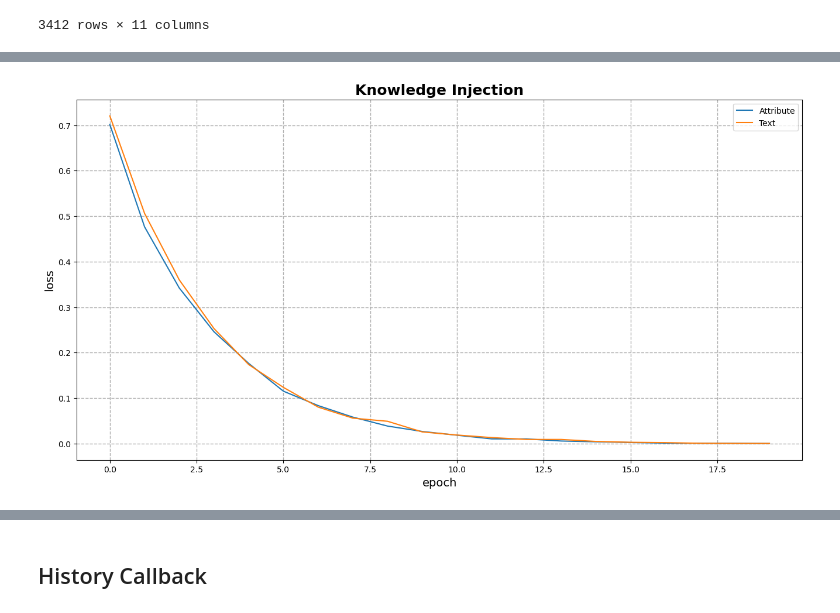
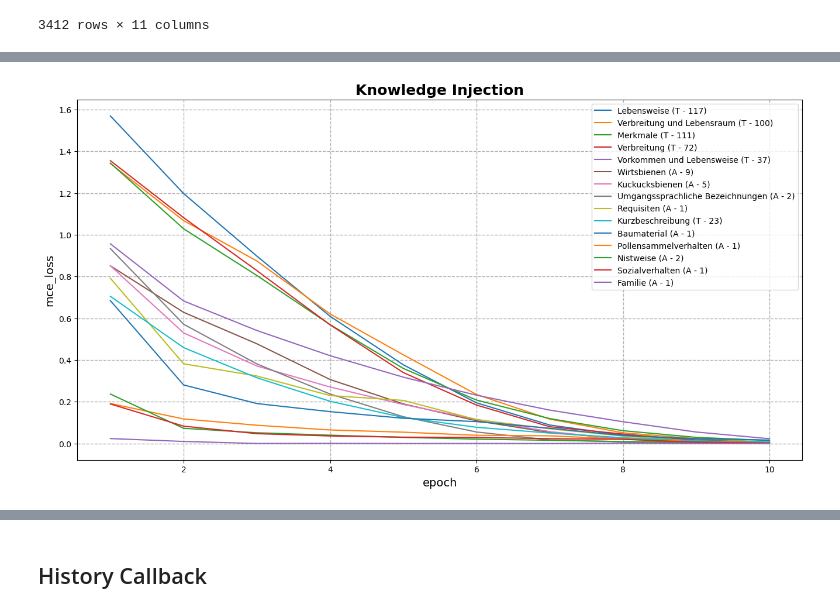
Before and after one commit to fee1ix/beesup_injection_lab, a Jupyter notebook: injection_notebook.ipynb, the cells around one changed output, grey strips where cells are left out. Drawn from its saved outputs; the diff is of its cells as text; code cells hidden in the pictures.

```diff
--- a/injection_notebook.ipynb
+++ b/injection_notebook.ipynb
@@ -2905,11 +3003,11 @@ reimport()
 # %%
 path="/home/fboehning/fboehning/injection_lab/FinetuningExperiment/InjectionExperiment/"
 
-path=path[:-41]+'injection_experiments/0014_injection_experiment/7-5971_mce_callback_df.pkl'
+#path=path[:-41]+'injection_experiments/0014_injection_experiment/7-5971_mce_callback_df.pkl'
 
 #path+="0001_InjectionExperiment/1-427_mce_callback_df.pkl"
 #path+="0001_InjectionExperiment/1-427_mce_callback_df.pkl"
-#path+="0005_InjectionExperiment/2-2_mce_callback_df.pkl"
+path+="0005_InjectionExperiment/2-854_mce_callback_df.pkl"
 callback_df=pd.read_pickle(path)
 callback_df
 # %% [output]
@@ -3114,0 +3102,6 @@ grouped_df.sort_values(by='count', ascending=False).p.to_list()[:10]
+# %%
+mce_df=mce_df.merge(chunks_df[['s','p','attr_type','n_words']], left_on='sample_id', right_index=True, how='left')
+
+if not mce_df[mce_df.s.isna()].empty: raise ValueError("Missing samples found!")
+
+mce_df
@@ -3114,0 +3168,12 @@ grouped_df.sort_values(by='count', ascending=False).p.to_list()[:10]
+# %%
+predicates_df=predicates_df.groupby(['id','p']).agg(
+    {
+        'epoch':list,
+        'loss':list,
+        'count': 'mean',
+        'attr_type':'first',
+        'n_words':'mean'
+     }
+    ).reset_index()
+predicates_df.sort_values(by=['id','count'],ascending=[True,False], inplace=True)
+predicates_df
@@ -3114,0 +3208,13 @@ grouped_df.sort_values(by='count', ascending=False).p.to_list()[:10]
+# %%
+plot_df=predicates_df[
+    (predicates_df.p.isin(predicates_count_df.iloc[:15].p.to_list()))
+].copy()
+
+def get_label(row):
+    return f"{row.p} ({row.attr_type[:1]} - {row.n_words:.0f})"
+
+plot_df['label']=plot_df.apply(get_label, axis=1)
+
+plot_df['mean_loss']=plot_df['loss'].apply(lambda x: np.mean(x))
+plot_df.sort_values(by='mean_loss', ascending=False, inplace=True)
+plot_df
@@ -3115,26 +3238,26 @@ grouped_df.sort_values(by='count', ascending=False).p.to_list()[:10]
 # %%
 TITLE_FONTSIZE=18
 AX_FONTSIZE=14
 
 import matplotlib.pyplot as plt
 plt.figure(figsize=(16, 8))
 
-for _,row in grouped_df.iloc[:4].iterrows():
-    plt.plot(row.epoch,row.loss,label=row[dg_key])
+for _, row in plot_df.iterrows():
+    plt.plot(row.epoch,row.loss,label=row['label'])
 
 
 plt.legend()
 
 plt.grid(axis='x', which='major', linestyle='--', linewidth='1.0') #for presentation linewidth='2.0' better
 plt.grid(axis='y', which='major', linestyle='--', linewidth='1.0')
 plt.grid(axis='y', which='minor', linestyle=':', linewidth='1.0')
 
 plt.title('Knowledge Injection',fontweight='bold',fontsize=TITLE_FONTSIZE)
 x_col='epoch'
-y_col='loss'
+y_col='mce_loss'
 plt.xlabel(x_col,fontsize=AX_FONTSIZE)
 plt.ylabel(y_col,fontsize=AX_FONTSIZE)
 
 plt.show()
 # %% [output]
-[figure, old version]
+[figure, new version]
```
Also changed, not shown: parts of 56 cells of this notebook, 3 other files.
